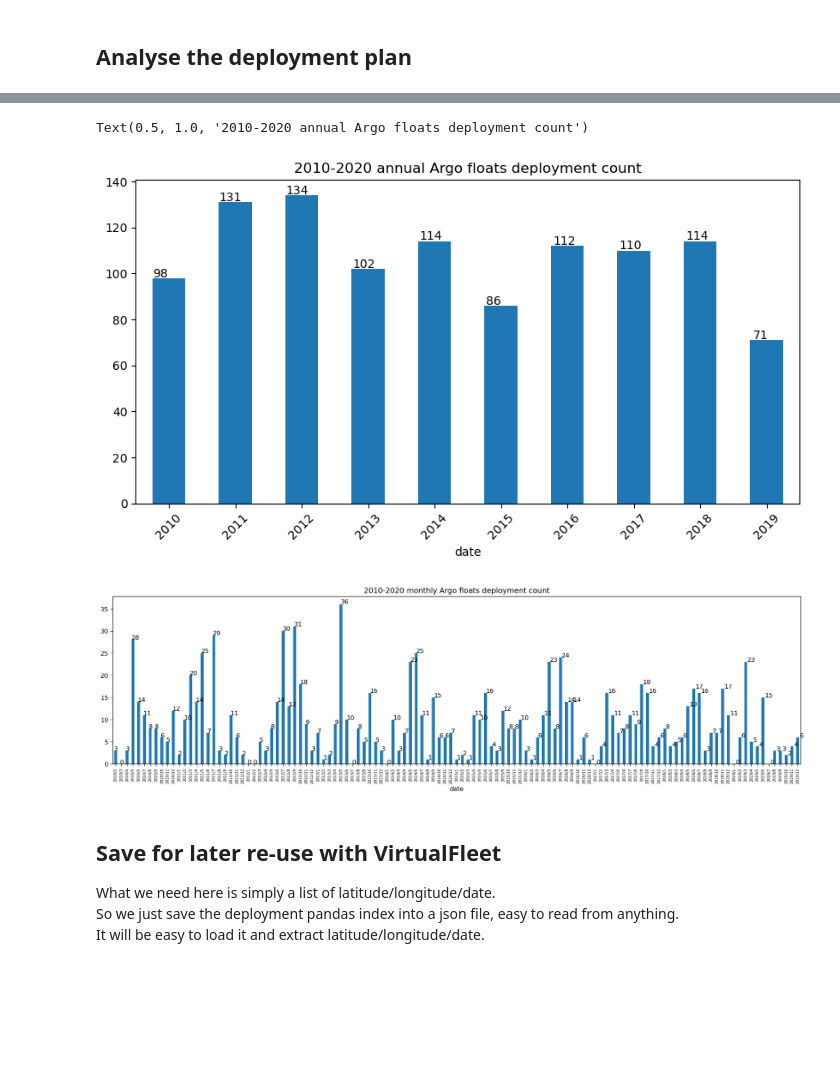
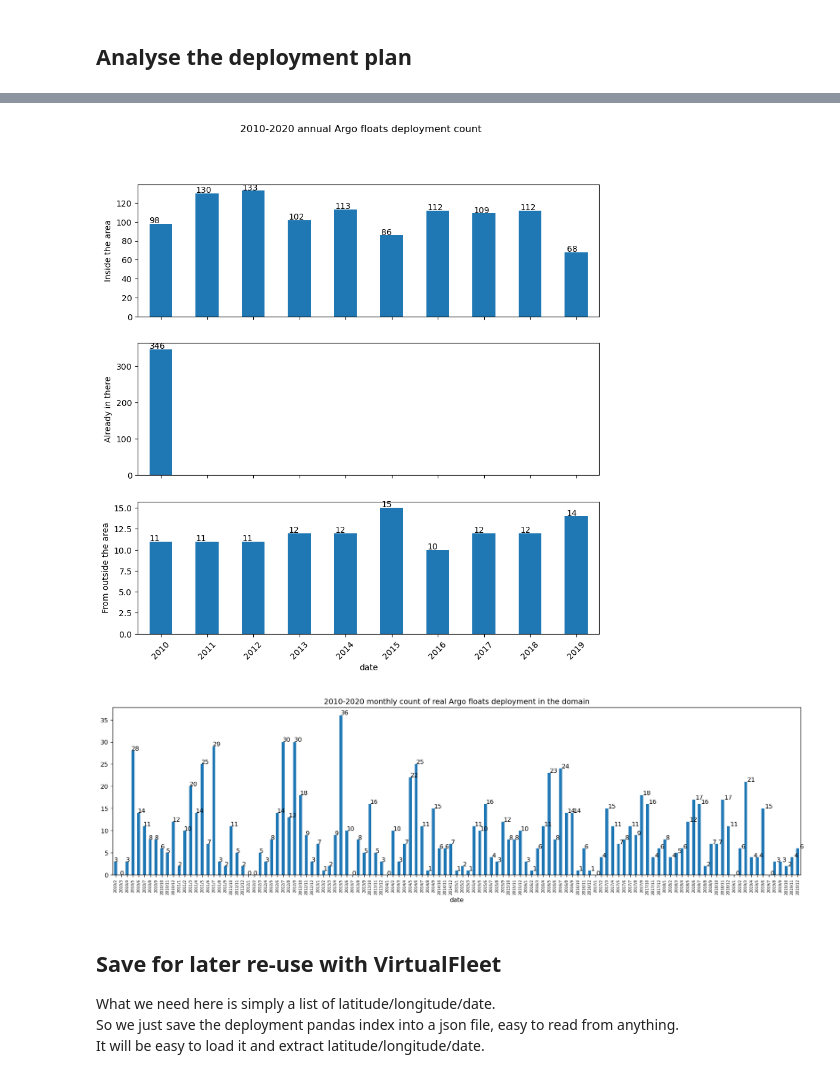
Before and after one commit to euroargodev/VirtualFleet_GulfStream, a Jupyter notebook: docs/Exp-00-extract-deployment-plan.ipynb, the cells around one changed output, grey strips where cells are left out. Saved outputs shown, nothing was run; the diff lists cells and outputs as text; code cells hidden in the pictures; blank space fills up the shorter version.

Commit message:
Update deployment plan and nb

```diff
--- a/docs/Exp-00-extract-deployment-plan.ipynb
+++ b/docs/Exp-00-extract-deployment-plan.ipynb
@@ -168,0 +136,10 @@ dict_regions['NATL']['deployment']
+# %%
+# Get floats deployed outside the area but reporting at least one profile:
+
+df =  dict_regions['NATL']['index'].groupby('wmo').min().reset_index(drop=False)
+unique_wmo = np.unique(dict_regions['NATL']['deployment_inside']['wmo'])
+df = df[df.apply(lambda x: x['wmo'] not in unique_wmo, axis=1)].reset_index(drop=True)
+
+# df = df[['date', 'latitude', 'longitude', 'wmo', 'cycle_number', 'institution_code', 'file', 'direction']].sort_values(by='date')
+dict_regions['NATL']['deployment_outside'] = df.sort_values(by='date').reset_index(drop=True)
+dict_regions['NATL']['deployment_outside']
@@ -168,0 +160,5 @@ dict_regions['NATL']['deployment']
+# %%
+# Further decomposition
+first_month = np.logical_and(dict_regions['NATL']['deployment_outside']['date'].dt.year == 2010, dict_regions['NATL']['deployment_outside']['date'].dt.month == 1)
+dict_regions['NATL']['deployment_outside_first'] = dict_regions['NATL']['deployment_outside'][first_month]
+dict_regions['NATL']['deployment_outside_else'] = dict_regions['NATL']['deployment_outside'][~first_month]
@@ -168,0 +169,4 @@ dict_regions['NATL']['deployment']
+# %%
+dict_regions['NATL']['deployment'] = pd.concat([dict_regions['NATL']['deployment_inside'],
+                                                dict_regions['NATL']['deployment_outside']]).sort_values(by='date').reset_index(drop=True)
+dict_regions['NATL']['deployment']
@@ -199,22 +340,41 @@ ax.set_title('2010-2020 Argo floats deployment year');
 # %%
-fig, ax = plt.subplots(nrows=1, ncols=1, figsize=(10,5), dpi=100, facecolor='w', edgecolor='k')
-census = dict_regions['NATL']['deployment'].set_index('date').groupby(pd.Grouper(freq='Y'))['index'].count()
-census.plot.bar(ax=ax)
-[ax.annotate(str(p.get_height()), (p.get_x() * 1.005, p.get_height() * 1.005)) for p in ax.patches]
-ax.set_xticklabels(census.index.year, rotation = 45)
-ax.set_title('2010-2020 annual Argo floats deployment count')
+fig, ax = plt.subplots(nrows=3, ncols=1, figsize=(10,10), dpi=100, facecolor='w', edgecolor='k', sharex=True)
+
+census = dict_regions['NATL']['deployment_inside'].set_index('date').groupby(pd.Grouper(freq='Y'))['wmo'].count()
+census.plot.bar(ax=ax[0])
+[ax[0].annotate(str(p.get_height()), (p.get_x() * 1.005, p.get_height() * 1.005)) for p in ax[0].patches]
+ax[0].set_xticklabels(census.index.year, rotation = 45)
+ax[0].set_ylabel('Inside the area')
+# ax[0].set_title('2010-2020 annual Argo floats deployment count')
+
+census = dict_regions['NATL']['deployment_outside_first'].set_index('date').groupby(pd.Grouper(freq='Y'))['wmo'].count()
+census.plot.bar(ax=ax[1])
+[ax[1].annotate(str(p.get_height()), (p.get_x() * 1.005, p.get_height() * 1.005)) for p in ax[1].patches]
+ax[1].set_xticklabels(census.index.year, rotation = 45)
+ax[1].set_ylabel('Already in there')
+# ax[1].set_title('2010-2020 annual Argo floats deployment count')
+
+census = dict_regions['NATL']['deployment_outside_else'].set_index('date').groupby(pd.Grouper(freq='Y'))['wmo'].count()
+census.plot.bar(ax=ax[2])
+[ax[2].annotate(str(p.get_height()), (p.get_x() * 1.005, p.get_height() * 1.005)) for p in ax[2].patches]
+ax[2].set_xticklabels(census.index.year, rotation = 45)
+ax[2].set_ylabel('From outside the area')
+# ax[1].set_title('2010-2020 annual Argo floats deployment count')
+
+fig.suptitle('2010-2020 annual Argo floats deployment count')
+plt.savefig('2010-2010-Deployment-Year.png', bbox_inches='tight', pad_inches=0.1)
 # %% [output]
-Text(0.5, 1.0, '2010-2020 annual Argo floats deployment count')
-[figure, old version]
+[figure, new version]
 # %%
 fig, ax = plt.subplots(nrows=1, ncols=1, figsize=(20,5), dpi=120, facecolor='w', edgecolor='k')
-census = dict_regions['NATL']['deployment'].set_index('date').groupby(pd.Grouper(freq='M'))['index'].count()
+census = dict_regions['NATL']['deployment_inside'].set_index('date').groupby(pd.Grouper(freq='M'))['wmo'].count()
 census.plot.bar(ax=ax)
 [ax.annotate(str(p.get_height()), (p.get_x() * 1.005, p.get_height() * 1.005)) for p in ax.patches]
 ax.set_xticklabels(["%i/%i" % (i.year, i.month) for i in census.index], rotation = 90, fontsize=6)
-ax.set_title('2010-2020 monthly Argo floats deployment count');
+ax.set_title('2010-2020 monthly count of real Argo floats deployment in the domain');
+plt.savefig('2010-2010-Real-Deployment-Month.png', bbox_inches='tight', pad_inches=0.1)
 # %% [output]
-[figure, old version]
+[figure, new version]
 # %% [markdown]
 ## Save for later re-use with VirtualFleet
 
```
Also changed, not shown: parts of 32 cells of this notebook, 9 other files.
